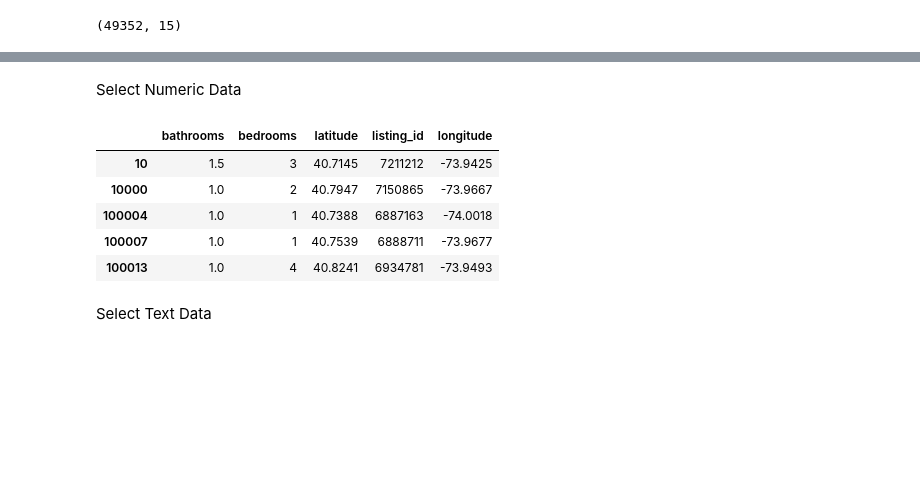
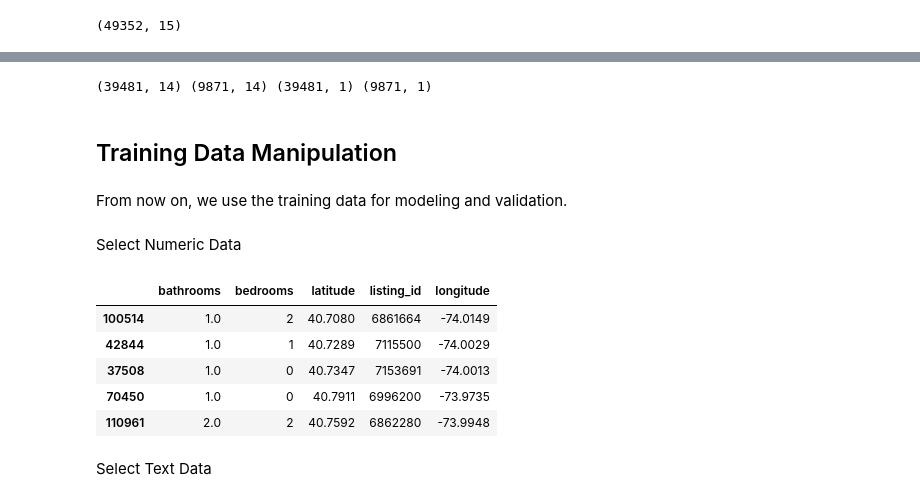
Before and after one commit to fangshuai53/DS1001-Project, a Jupyter notebook: notebook/Final Project.ipynb, the cells around one changed output, grey strips where cells are left out. Cells and saved outputs as stored; diff of their text form; code cells hidden in the pictures; blank space fills up the shorter version.

```diff
--- a/notebook/Final Project.ipynb
+++ b/notebook/Final Project.ipynb
@@ -37,19 +37,29 @@ Retrieve Target Variable
 # %%
 df_y = df[['price']]
 df_X = df.drop('price',axis=1)
+# %%
+from sklearn.model_selection import train_test_split
+X_train, X_test, y_train, y_test = train_test_split(df_X, df_y, test_size=0.2, random_state=0)
+print X_train.shape, X_test.shape, y_train.shape, y_test.shape
+# %% [output]
+(39481, 14) (9871, 14) (39481, 1) (9871, 1)
+# %% [markdown]
+## Training Data Manipulation
+# %% [markdown]
+From now on, we use the training data for modeling and validation.
 # %% [markdown]
 Select Numeric Data
 # %%
 numerics = ['int16', 'int32', 'int64', 'float16', 'float32', 'float64']
-df_numeric = df_X.select_dtypes(include=numerics)
-df_numeric.head()
+X_train_numeric = X_train.select_dtypes(include=numerics)
+X_train_numeric.head()
 # %% [output]
 |  | bathrooms | bedrooms | latitude | listing_id | longitude |
-| 10 | 1.5 | 3 | 40.7145 | 7211212 | -73.9425 |
-| 10000 | 1.0 | 2 | 40.7947 | 7150865 | -73.9667 |
-| 100004 | 1.0 | 1 | 40.7388 | 6887163 | -74.0018 |
-| 100007 | 1.0 | 1 | 40.7539 | 6888711 | -73.9677 |
-| 100013 | 1.0 | 4 | 40.8241 | 6934781 | -73.9493 |
+| 100514 | 1.0 | 2 | 40.7080 | 6861664 | -74.0149 |
+| 42844 | 1.0 | 1 | 40.7289 | 7115500 | -74.0029 |
+| 37508 | 1.0 | 0 | 40.7347 | 7153691 | -74.0013 |
+| 70450 | 1.0 | 0 | 40.7911 | 6996200 | -73.9735 |
+| 110961 | 2.0 | 2 | 40.7592 | 6862280 | -73.9948 |
 # %% [markdown]
 Select Text Data
 # %%
```
Also changed, not shown: parts of 6 cells of this notebook.
